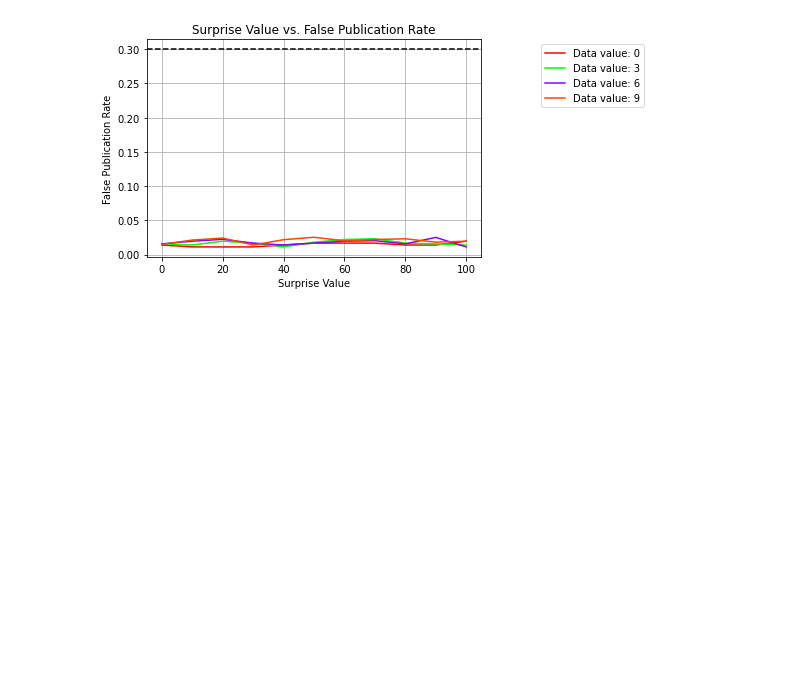
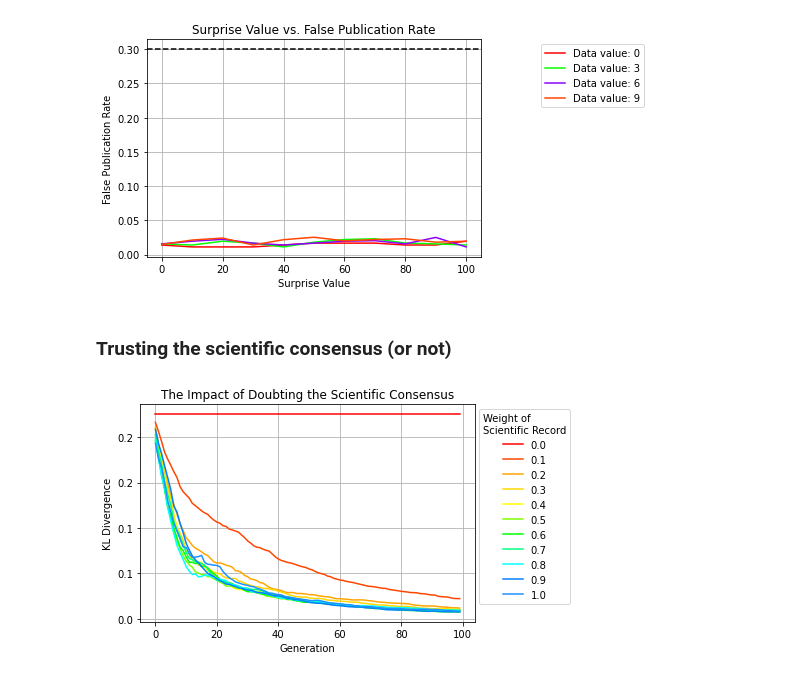
Before and after one commit to MarinaMancoridis/Thesis, a Jupyter notebook: Thesis_Simulations/analysis.ipynb, the cells around one changed output. Saved outputs shown, nothing was run; the diff lists cells and outputs as text; code cells hidden in the pictures; blank space fills up the shorter version.

```diff
--- a/Thesis_Simulations/analysis.ipynb
+++ b/Thesis_Simulations/analysis.ipynb
@@ -417,3 +418,5 @@ plt.savefig('graphics/surprise_vs_false_publication_rate.pdf', format='pdf', bbo
 plt.show()
 # %% [output]
 [figure]
+# %% [markdown]
+### Trusting the scientific consensus (or not)
@@ -419,0 +447,33 @@ plt.show()
+# %%
+file = open("/Users/marinamancoridis/Thesis/Thesis_Simulations/scale_to_kl_gens_doubt_new_KL.p", 'rb')
+final_map = pickle.load(file)
+
+x = []
+for gen_no in final_map[0.8]:
+    x.append(gen_no)
+
+i = 0
+for key in final_map:
+    if key > 1:
+        continue
+
+    y = []
+    for gen_no in final_map[key]:
+        y.append(final_map[key][gen_no])
+
+    plt.plot(x, y, label=f"{key:.1f}", color=rainbow_colors[i])
+    i += 1
+
+plt.gca().yaxis.set_major_formatter(FormatStrFormatter('%.1f'))
+plt.xlabel('Generation')
+plt.ylabel('KL Divergence')
+plt.title('The Impact of Doubting the Scientific Consensus')
+
+plt.legend(loc='upper right', bbox_to_anchor=(1.3, 1.0), title="Weight of \nScientific Record")
+
+plt.grid(True)
+
+plt.savefig('graphics/trust_figure_doubt_new_KL.pdf', format='pdf', bbox_inches='tight')
+plt.show()
+# %% [output]
+[figure, added]
```
Also changed, not shown: parts of 4 cells of this notebook, 17 other files.
